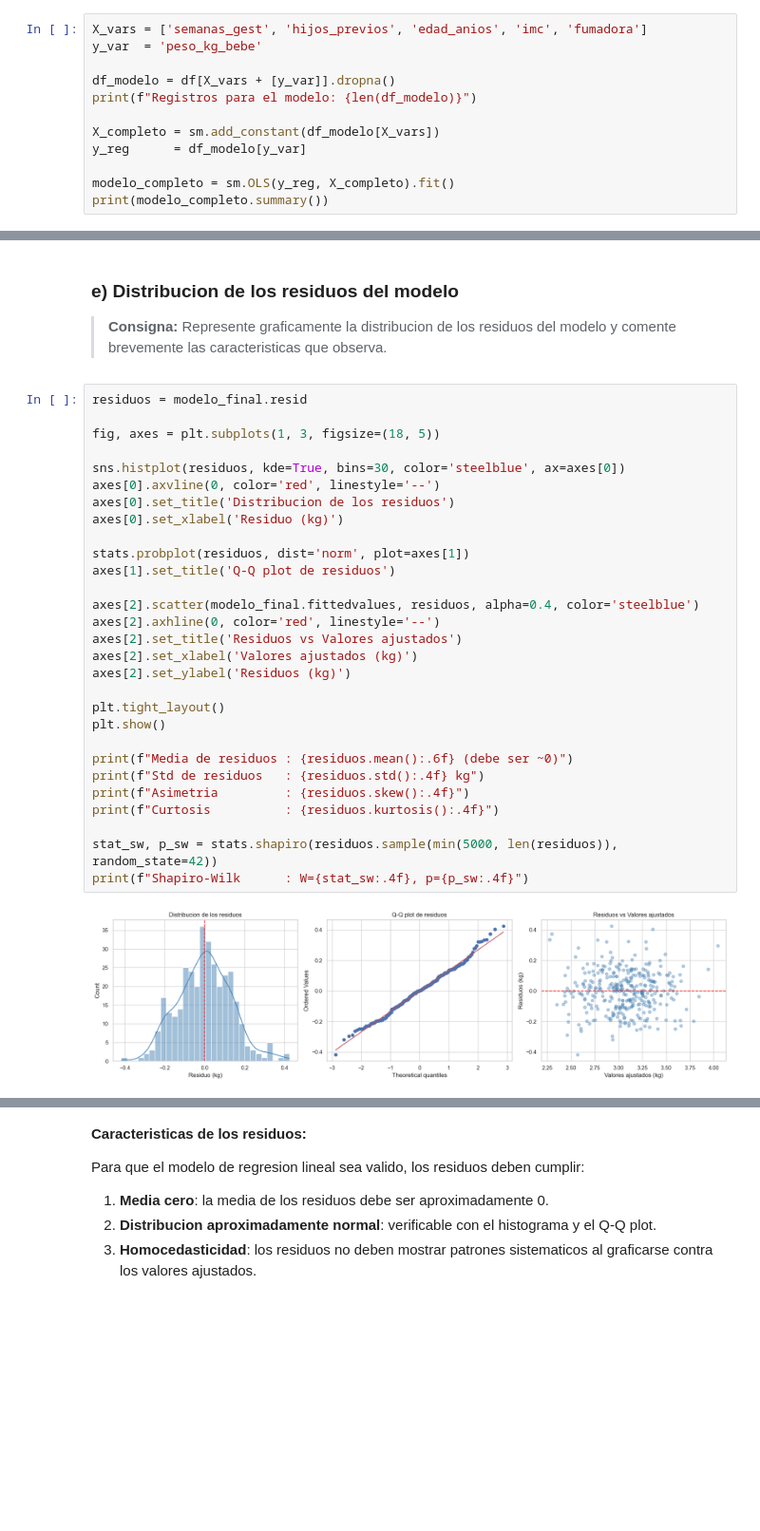
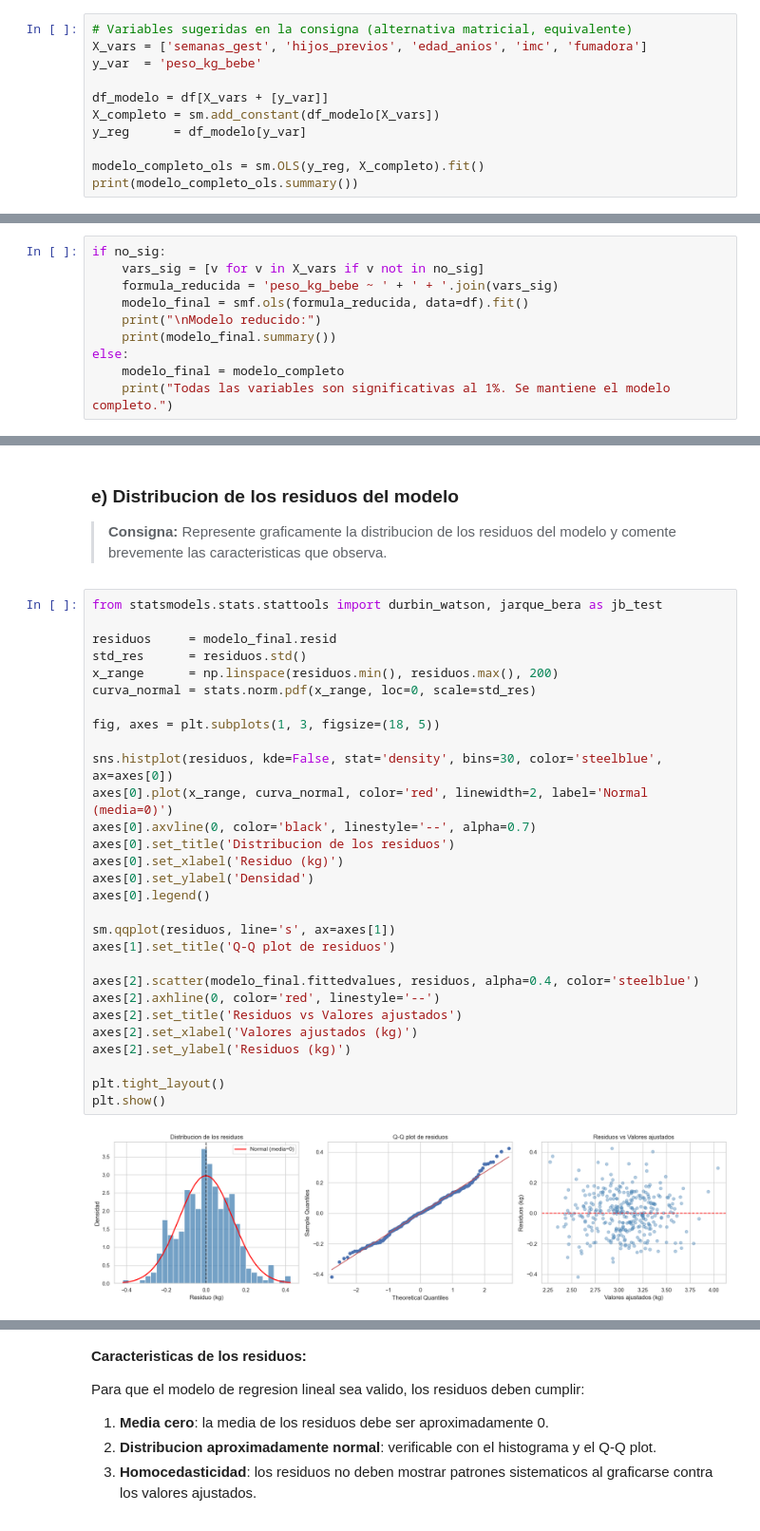
Before and after one commit to josiascs7/Fundamentos-de-Ciencia-de-Datos, a Jupyter notebook: Parciales/Modelo de Examen 2/examen_2_nacimientos.ipynb, the cells around one changed output, grey strips where cells are left out. Shown at 95% size. Saved outputs shown, nothing was run; the diff lists cells and outputs as text; blank space fills up the shorter version.

```diff
--- a/Parciales/Modelo de Examen 2/examen_2_nacimientos.ipynb
+++ b/Parciales/Modelo de Examen 2/examen_2_nacimientos.ipynb
@@ -320,13 +358,12 @@ su indice de masa corporal (IMC) y el caracter o no de fumadora.
 # %%
+# Variables sugeridas en la consigna (alternativa matricial, equivalente)
 X_vars = ['semanas_gest', 'hijos_previos', 'edad_anios', 'imc', 'fumadora']
 y_var  = 'peso_kg_bebe'
 
-df_modelo = df[X_vars + [y_var]].dropna()
-print(f"Registros para el modelo: {len(df_modelo)}")
-
+df_modelo = df[X_vars + [y_var]]
 X_completo = sm.add_constant(df_modelo[X_vars])
 y_reg      = df_modelo[y_var]
 
-modelo_completo = sm.OLS(y_reg, X_completo).fit()
-print(modelo_completo.summary())
+modelo_completo_ols = sm.OLS(y_reg, X_completo).fit()
+print(modelo_completo_ols.summary())
 # %% [output]
@@ -397,0 +418,10 @@ Notes:
+# %%
+if no_sig:
+    vars_sig = [v for v in X_vars if v not in no_sig]
+    formula_reducida = 'peso_kg_bebe ~ ' + ' + '.join(vars_sig)
+    modelo_final = smf.ols(formula_reducida, data=df).fit()
+    print("\nModelo reducido:")
+    print(modelo_final.summary())
+else:
+    modelo_final = modelo_completo
+    print("Todas las variables son significativas al 1%. Se mantiene el modelo completo.")
@@ -485,33 +525,33 @@ Peso estimado del recien nacido: 2.979 kg (2979.3 g)
 > **Consigna:** Represente graficamente la distribucion de los residuos del modelo y comente
 > brevemente las caracteristicas que observa.
 # %%
-residuos = modelo_final.resid
+from statsmodels.stats.stattools import durbin_watson, jarque_bera as jb_test
+
+residuos     = modelo_final.resid
+std_res      = residuos.std()
+x_range      = np.linspace(residuos.min(), residuos.max(), 200)
+curva_normal = stats.norm.pdf(x_range, loc=0, scale=std_res)
 
 fig, axes = plt.subplots(1, 3, figsize=(18, 5))
 
-sns.histplot(residuos, kde=True, bins=30, color='steelblue', ax=axes[0])
-axes[0].axvline(0, color='red', linestyle='--')
+sns.histplot(residuos, kde=False, stat='density', bins=30, color='steelblue', ax=axes[0])
+axes[0].plot(x_range, curva_normal, color='red', linewidth=2, label='Normal (media=0)')
+axes[0].axvline(0, color='black', linestyle='--', alpha=0.7)
 axes[0].set_title('Distribucion de los residuos')
 axes[0].set_xlabel('Residuo (kg)')
+axes[0].set_ylabel('Densidad')
+axes[0].legend()
 
-stats.probplot(residuos, dist='norm', plot=axes[1])
+sm.qqplot(residuos, line='s', ax=axes[1])
 axes[1].set_title('Q-Q plot de residuos')
 
 axes[2].scatter(modelo_final.fittedvalues, residuos, alpha=0.4, color='steelblue')
 axes[2].axhline(0, color='red', linestyle='--')
 axes[2].set_title('Residuos vs Valores ajustados')
 axes[2].set_xlabel('Valores ajustados (kg)')
 axes[2].set_ylabel('Residuos (kg)')
 
 plt.tight_layout()
 plt.show()
-
-print(f"Media de residuos : {residuos.mean():.6f} (debe ser ~0)")
-print(f"Std de residuos   : {residuos.std():.4f} kg")
-print(f"Asimetria         : {residuos.skew():.4f}")
-print(f"Curtosis          : {residuos.kurtosis():.4f}")
-
-stat_sw, p_sw = stats.shapiro(residuos.sample(min(5000, len(residuos)), random_state=42))
-print(f"Shapiro-Wilk      : W={stat_sw:.4f}, p={p_sw:.4f}")
 # %% [output]
-[figure, old version]
+[figure, new version]
```
Also changed, not shown: parts of 19 cells of this notebook, 1 other file.
